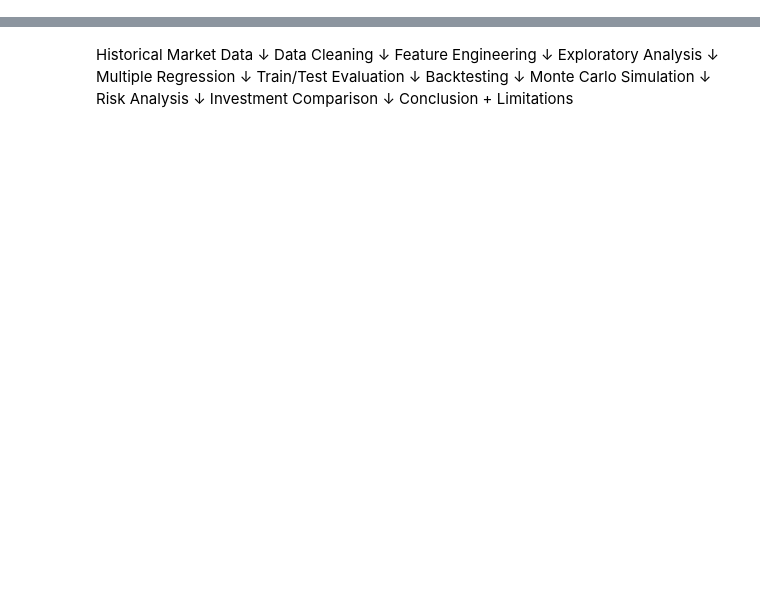
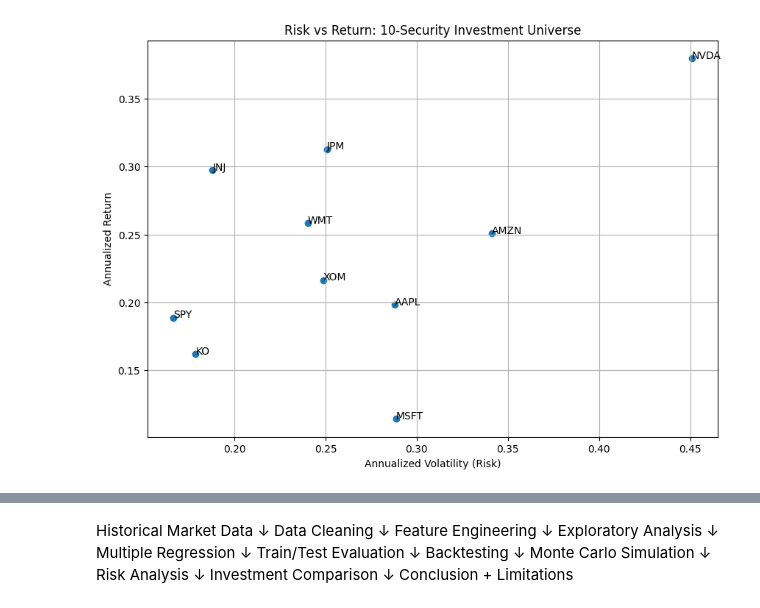
Before and after one commit to SemanticApp/quantitative-investment-analysis, a Jupyter notebook: Quantitative_Investment_Research_Project.ipynb, the cells around one changed output, grey strips where cells are left out. Cells and saved outputs as stored; diff of their text form; code cells hidden in the pictures; blank space fills up the shorter version.

```diff
--- a/Quantitative_Investment_Research_Project.ipynb
+++ b/Quantitative_Investment_Research_Project.ipynb
@@ -2,0 +516,7 @@
+# %%
+summary = summary.sort_values(
+    "Annual Return",
+    ascending=False
+)
+
+print(summary)
@@ -2,0 +541,13 @@
+# %%
+summary["Return/Risk Ratio"] = (
+    summary["Annual Return"]
+    /
+    summary["Annual Volatility"]
+)
+
+summary = summary.sort_values(
+    "Return/Risk Ratio",
+    ascending=False
+)
+
+print(summary)
@@ -2,0 +572,42 @@
+# %%
+plt.figure(figsize=(10, 7))
+
+plt.scatter(
+    summary["Annual Volatility"],
+    summary["Annual Return"]
+)
+
+# Label each security
+for ticker in summary.index:
+
+    plt.annotate(
+        ticker,
+        (
+            summary.loc[
+                ticker,
+                "Annual Volatility"
+            ],
+            summary.loc[
+                ticker,
+                "Annual Return"
+            ]
+        )
+    )
+
+plt.xlabel(
+    "Annualized Volatility (Risk)"
+)
+
+plt.ylabel(
+    "Annualized Return"
+)
+
+plt.title(
+    "Risk vs Return: 10-Security Investment Universe"
+)
+
+plt.grid(True)
+
+plt.show()
+# %% [output]
+[figure, added]
```
Also changed, not shown: parts of 55 cells of this notebook.
